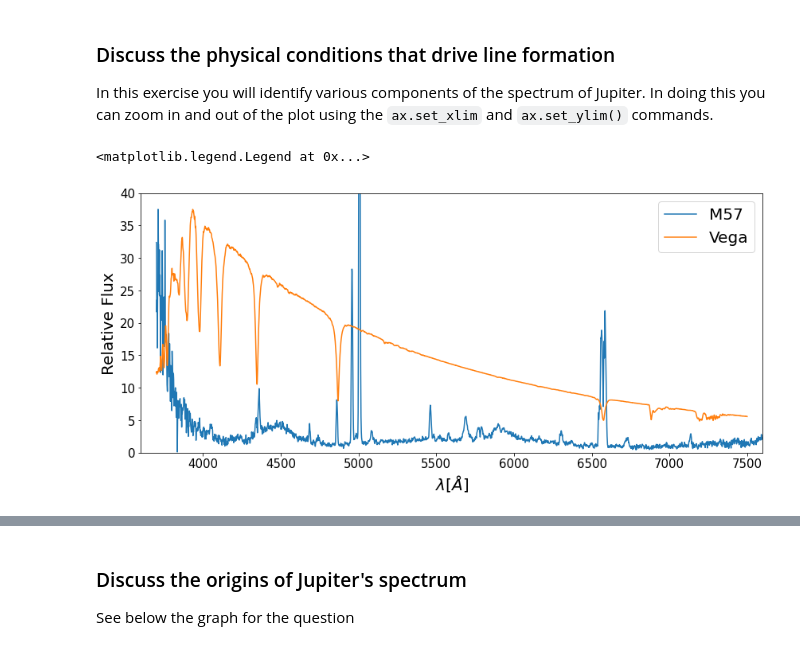
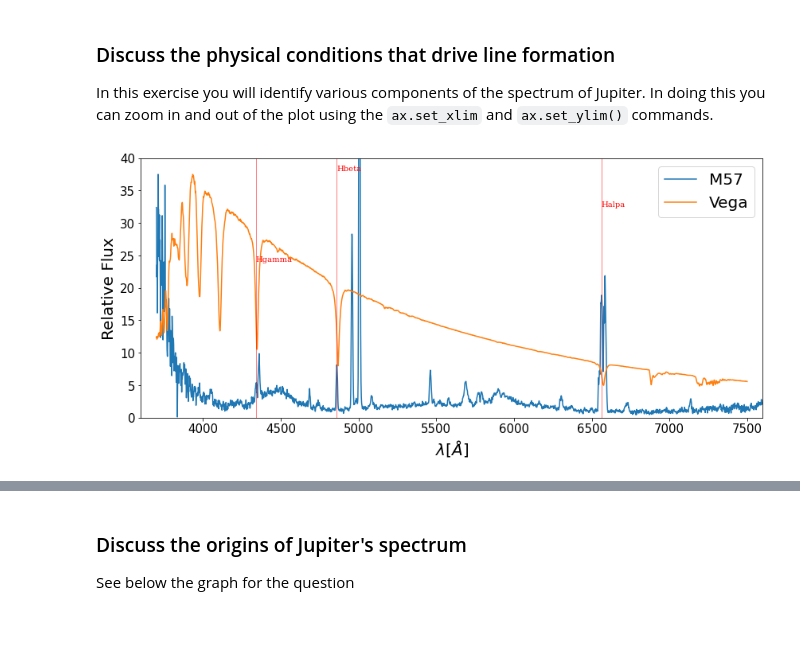
Before and after one commit to weslumundo/ObservingProject_student, a Jupyter notebook: analysis_real_spectra.student.ipynb, the cells around one changed output, grey strips where cells are left out. Drawn from its saved outputs; the diff is of its cells as text; code cells hidden in the pictures.

```diff
--- a/analysis_real_spectra.student.ipynb
+++ b/analysis_real_spectra.student.ipynb
@@ -151,30 +195,46 @@ In this exercise you will identify various components of the spectrum of Jupiter
 # %%
 #plot Vega and M57, where I have scaled the flux of Jupiter so that they
 #better overlap. You can change that scalingplt.figure(figsize = (14,6))
 plt.figure(figsize = (14,6))
 ax = plt.gca()
 plt.plot(specm57.wavelength,specm57.flux,label="M57")
 plt.plot(specvega.wavelength,specvega.flux*8,label="Vega")
 
 #**************
 #you can change these to zoom in and out of certain parts of the spectra.
 #Make a copy of these and change your copy so as to remember what the
 #original values were
 fluxmin = 0
 fluxmax = 40
 lammin = 3600
+#lammin = 4600
+#lammax = 6600
 lammax = 7600
 ax.set_ylim([fluxmin,fluxmax])
 ax.set_xlim([lammin,lammax])
 
 plt.xticks(fontsize=15)
 plt.yticks(fontsize=15)
 plt.xlabel("$\lambda [\AA]$",fontsize=20)
 plt.ylabel("Relative Flux",fontsize=20)
 plt.legend(fontsize=20)
+
+linelist = [
+     #('Hepsilon',3970),
+     #('Hdelta',4103),
+     ('Hgamma',4341),
+     ('Hbeta',4861),
+     ('Halpa',6563),
+     #('Hzeta',3889),
+     #('Heta',3835),
+     #('H10',3797),
+     #('H11',3770),
+     #('H12',3750),
+]
+
+lineplot(linelist)
 # %% [output]
-<matplotlib.legend.Legend at 0x...>
-[figure, old version]
+[figure, new version]
 # %% [markdown]
 4. **Problem** -  There are lines in common between M57 and Vega but they are in absorption in Vega and in Emission in M57.
 **(a)** Identify the lines in common.  *Note that there may be small wavelength shits between the two spectrum because of imperfect wavelength calibration.*
```
Also changed, not shown: parts of 7 cells of this notebook.
